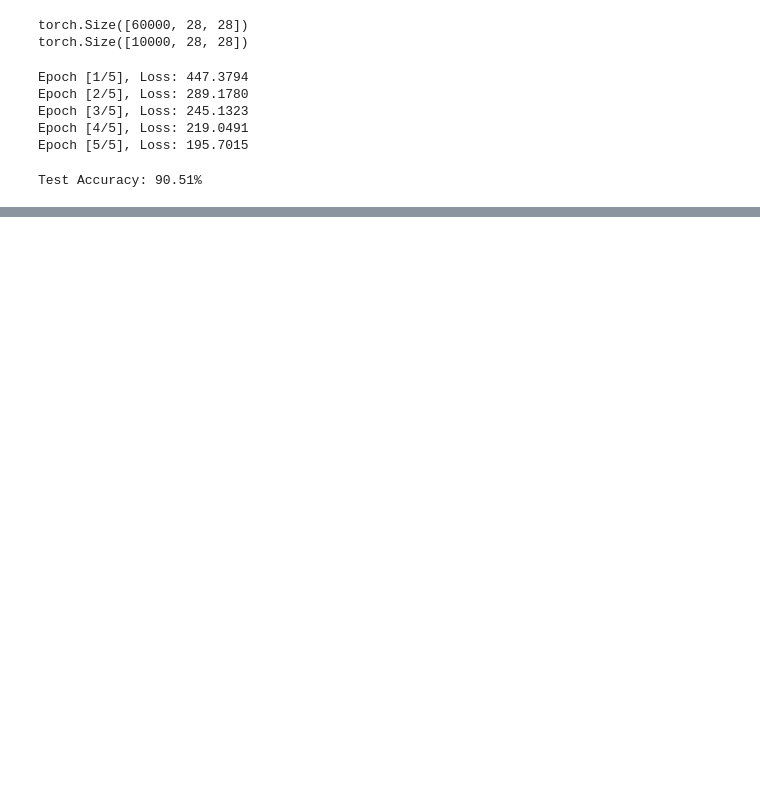
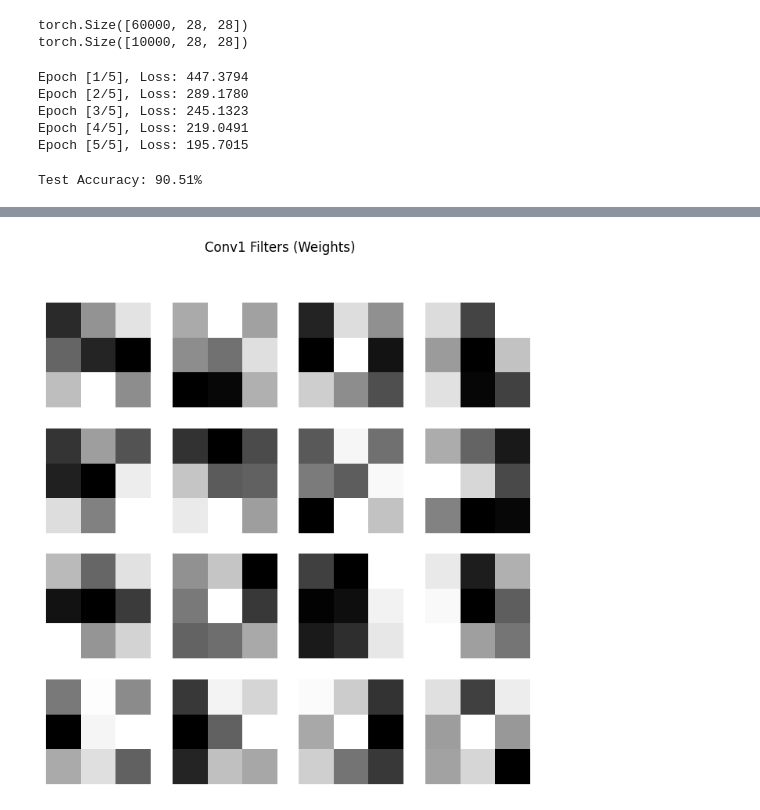
Before and after one commit to ismlrn/cnn-pytorch, a Jupyter notebook: cnn-pytorch.ipynb, the cells around one changed output, grey strips where cells are left out. Saved outputs shown, nothing was run; the diff lists cells and outputs as text; code cells hidden in the pictures; blank space fills up the shorter version.

```diff
--- a/cnn-pytorch.ipynb
+++ b/cnn-pytorch.ipynb
@@ -137,0 +156,14 @@ torch.save(model.state_dict(), f"data/fashion_cnn_weights_{epochs}.pth")
+# %%
+# %%
+
+# Get weights of conv1: shape = (out_channels, in_channels, k, k)
+filters = model.conv1.weight.data.clone().cpu()
+
+fig, axarr = plt.subplots(4, 4, figsize=(8, 8))
+for idx in range(16):
+    axarr[idx//4, idx%4].imshow(filters[idx][0], cmap='gray')  # single input channel
+    axarr[idx//4, idx%4].axis('off')
+plt.suptitle("Conv1 Filters (Weights)")
+plt.show()
+# %% [output]
+[figure, added]
```
Also changed, not shown: parts of 13 cells of this notebook, 1 other file.
